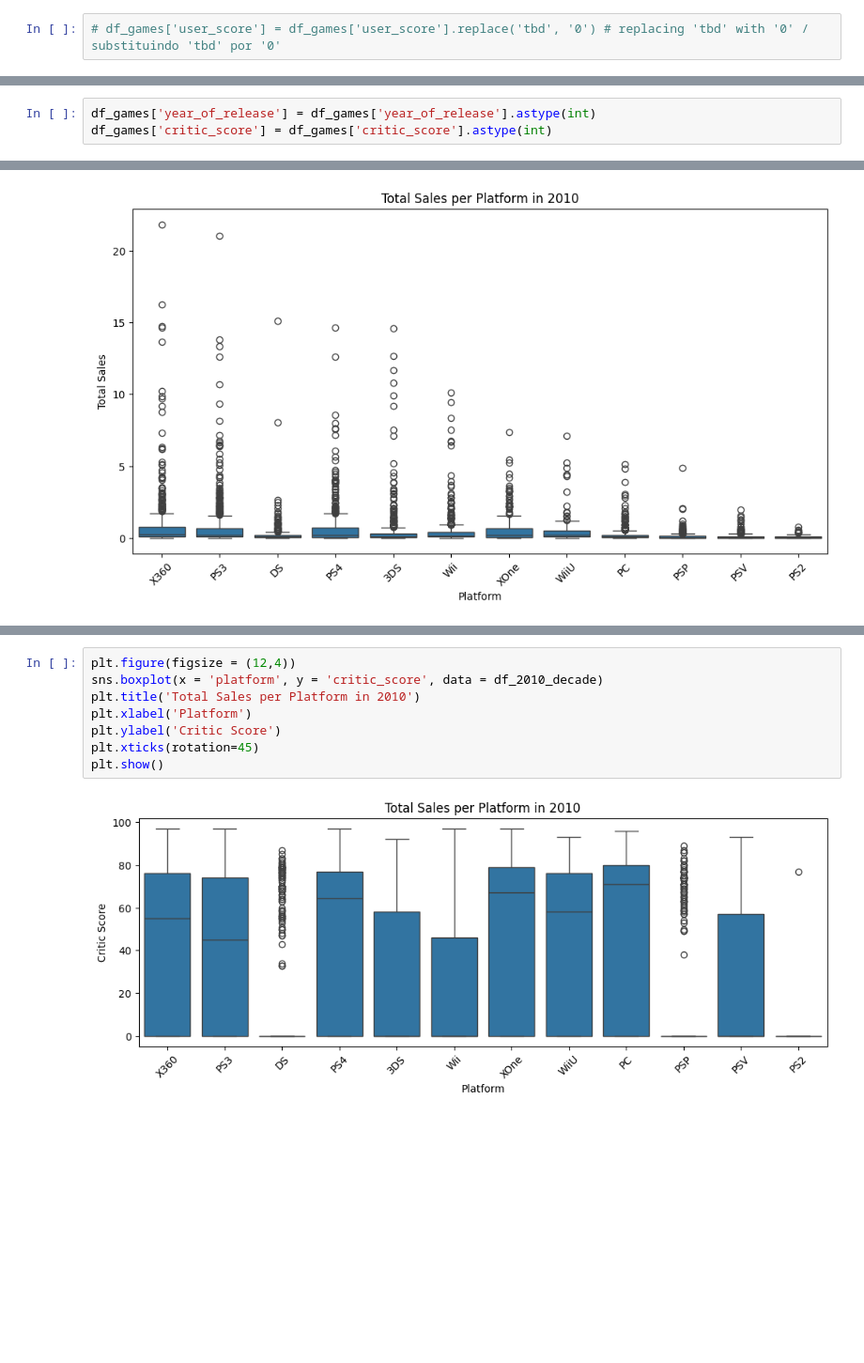
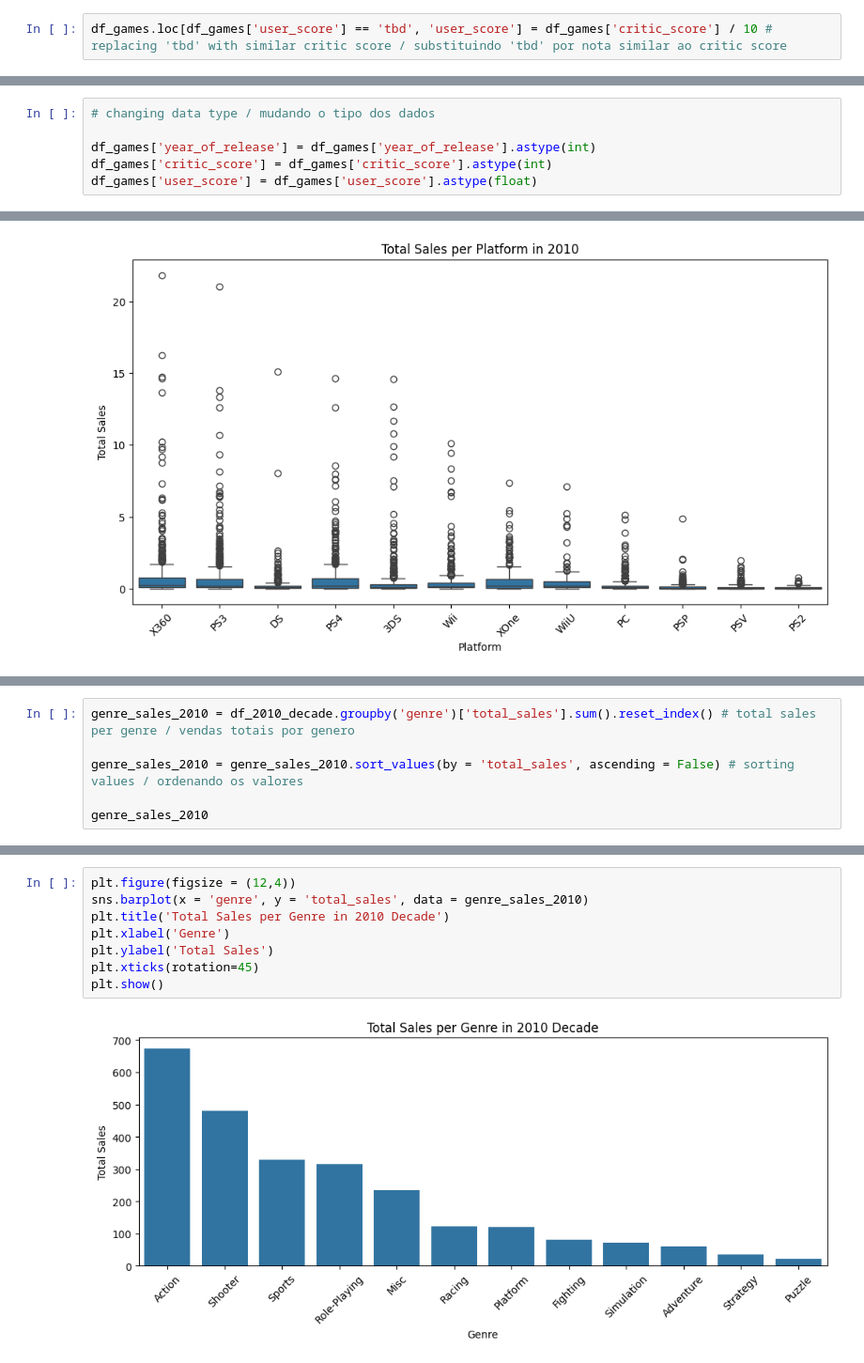
Before and after one commit to RafaelGenari/Bootcamp-Project-Video-Games-Ice-Company, a Jupyter notebook: Notebooks/EDA.ipynb, the cells around one changed output, grey strips where cells are left out. Shown at 94% size. Cells and saved outputs as stored; diff of their text form; blank space fills up the shorter version.

```diff
--- a/Notebooks/EDA.ipynb
+++ b/Notebooks/EDA.ipynb
@@ -118,4 +120,4 @@ user_score         0
 rating             0
 dtype: int64
 # %%
-# df_games['user_score'] = df_games['user_score'].replace('tbd', '0') # replacing 'tbd' with '0' / substituindo 'tbd' por '0'
+df_games.loc[df_games['user_score'] == 'tbd', 'user_score'] = df_games['critic_score'] / 10 # replacing 'tbd' with similar critic score / substituindo 'tbd' por nota similar ao critic score
@@ -122,3 +134,6 @@ dtype: int64
 # %%
+# changing data type / mudando o tipo dos dados
+
 df_games['year_of_release'] = df_games['year_of_release'].astype(int)
 df_games['critic_score'] = df_games['critic_score'].astype(int)
+df_games['user_score'] = df_games['user_score'].astype(float)
@@ -393,0 +453,6 @@ Quanto às médias das vendas, como citado anteriormente, as plataformas lançad
+# %%
+genre_sales_2010 = df_2010_decade.groupby('genre')['total_sales'].sum().reset_index() # total sales per genre / vendas totais por genero
+
+genre_sales_2010 = genre_sales_2010.sort_values(by = 'total_sales', ascending = False) # sorting values / ordenando os valores
+
+genre_sales_2010
@@ -394,10 +473,10 @@ Quanto às médias das vendas, como citado anteriormente, as plataformas lançad
 # %%
 plt.figure(figsize = (12,4))
-sns.boxplot(x = 'platform', y = 'critic_score', data = df_2010_decade)
-plt.title('Total Sales per Platform in 2010')
-plt.xlabel('Platform')
-plt.ylabel('Critic Score')
+sns.barplot(x = 'genre', y = 'total_sales', data = genre_sales_2010)
+plt.title('Total Sales per Genre in 2010 Decade')
+plt.xlabel('Genre')
+plt.ylabel('Total Sales')
 plt.xticks(rotation=45)
 plt.show()
 # %% [output]
-[figure, old version]
+[figure, new version]
```
Also changed, not shown: parts of 37 cells of this notebook.
